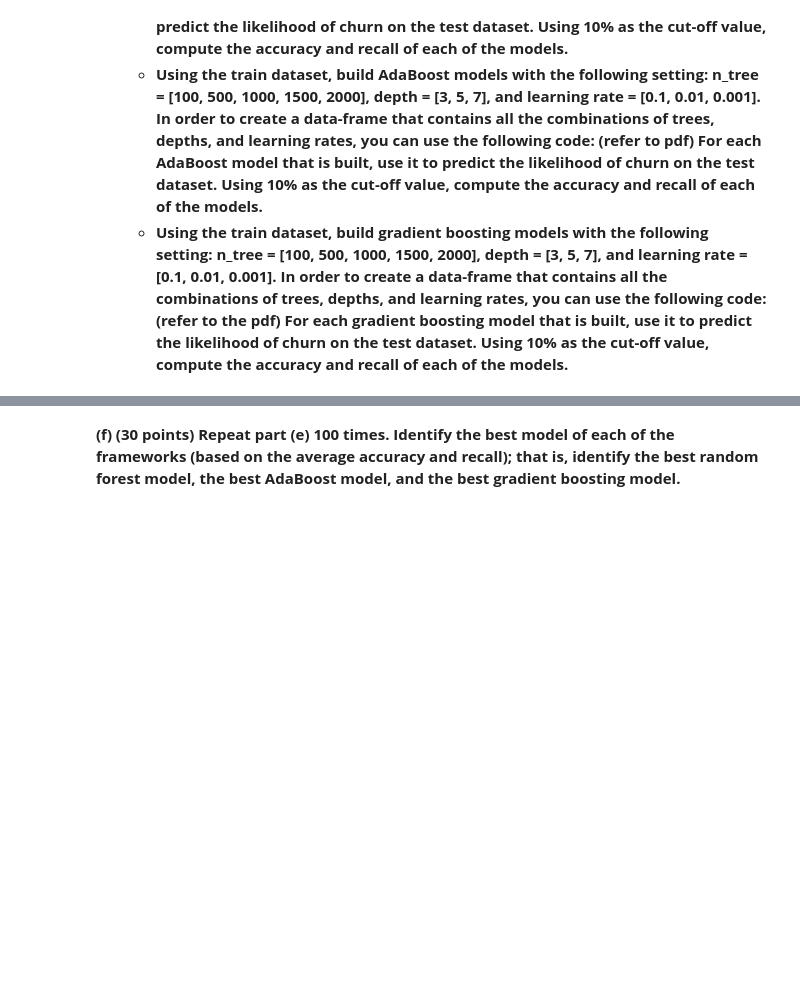
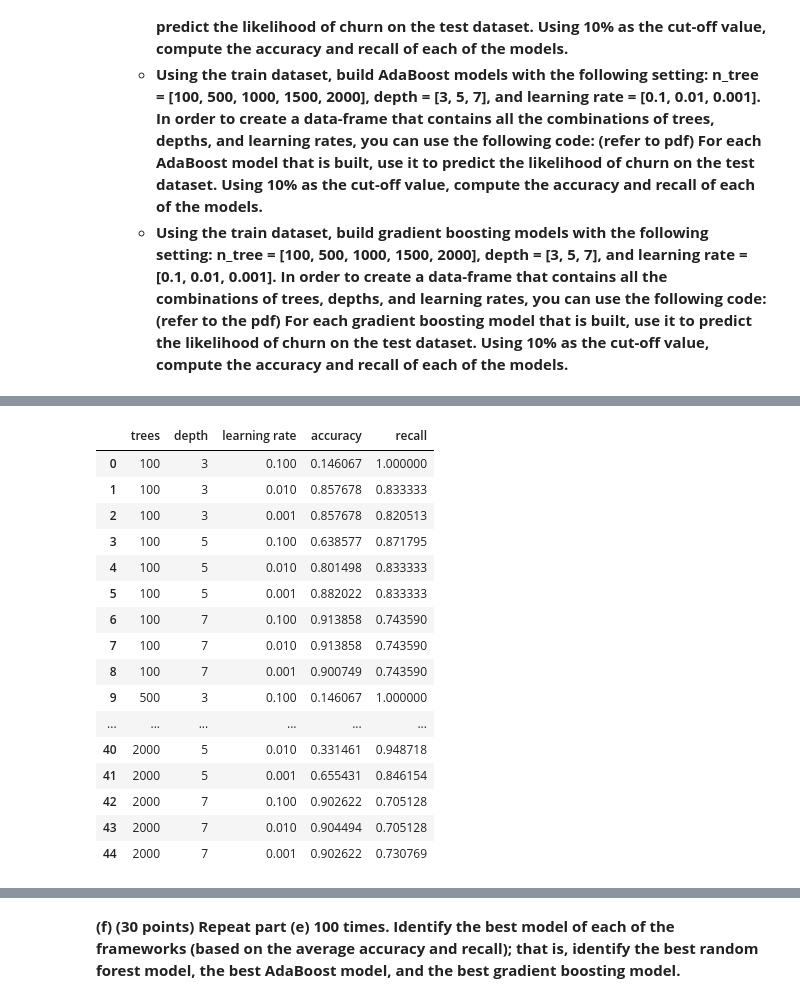
Before and after one commit to craigshaf50/DATA-445, a Jupyter notebook: Exams/Exam2/Exam2_Q2.ipynb, the cells around one changed output, grey strips where cells are left out. Cells and saved outputs as stored; diff of their text form; code cells hidden in the pictures; blank space fills up the shorter version.

```diff
--- a/Exams/Exam2/Exam2_Q2.ipynb
+++ b/Exams/Exam2/Exam2_Q2.ipynb
@@ -161,4 +148,0 @@ importance.apply(np.mean, axis = 0)
-# %%
-#removing the least important variable from both data sets
-telecom_train = telecom_train.drop(['Account_length'], axis = 1)
-telecom_test = telecom_test.drop(['Account_length'], axis = 1)
@@ -169,3 +155,24 @@ telecom_test = telecom_test.drop(['Account_length'], axis = 1)
    - **Using the train dataset, build random forest models with the following setting: n_tree = [100, 500, 1000, 1500, 2000] and depth = [3, 5, 7]. In order to create a data-frame that contains all the combinations of trees and depths, you can use the following code: (refer to pdf) For each random forest model that is built, use it to predict the likelihood of churn on the test dataset. Using 10% as the cut-off value, compute the accuracy and recall of each of the models.**
    - **Using the train dataset, build AdaBoost models with the following setting: n_tree = [100, 500, 1000, 1500, 2000], depth = [3, 5, 7], and learning rate = [0.1, 0.01, 0.001]. In order to create a data-frame that contains all the combinations of trees, depths, and learning rates, you can use the following code: (refer to pdf) For each AdaBoost model that is built, use it to predict the likelihood of churn on the test dataset. Using 10% as the cut-off value, compute the accuracy and recall of each of the models.**
    - **Using the train dataset, build gradient boosting models with the following setting: n_tree = [100, 500, 1000, 1500, 2000], depth = [3, 5, 7], and learning rate = [0.1, 0.01, 0.001]. In order to create a data-frame that contains all the combinations of trees, depths, and learning rates, you can use the following code: (refer to the pdf) For each gradient boosting model that is built, use it to predict the likelihood of churn on the test dataset. Using 10% as the cut-off value, compute the accuracy and recall of each of the models.**
+# %%
+def expand_grid(dictionary):
+    return pd.DataFrame([row for row in product(*dictionary.values())],columns = dictionary.keys())
+
+#random forest model parameters
+dictionary_rf = {'n_tree': [100, 500, 1000, 1500, 2000], 'depth': [3, 5, 7]}
+rf_parameters = expand_grid(dictionary_rf)
+rf_parameters['accuracy'] = np.nan
+rf_parameters['recall'] = np.nan
+
+#adaboost model parameters
+dictionary_ada = {'n_tree': [100, 500, 1000, 1500, 2000], 'depth': [3, 5, 7], 'learning_rate': [0.1, 0.01, 0.001]}
+ada_parameters = expand_grid(dictionary_ada)
+ada_parameters['accuracy'] = np.nan
+ada_parameters['recall'] = np.nan
+
+#gradient boosting model parameters
+dictionary_gb = {'n_tree': [100, 500, 1000, 1500, 2000], 'depth': [3, 5, 7], 'learning_rate': [0.1, 0.01, 0.001]}
+gb_parameters = expand_grid(dictionary_gb)
+gb_parameters['accuracy'] = np.nan
+gb_parameters['recall'] = np.nan
@@ -171,0 +254,22 @@ telecom_test = telecom_test.drop(['Account_length'], axis = 1)
+# %%
+#adaboost
+ada_results_df = pd.DataFrame(columns = ['trees', 'depth', 'learning rate', 'accuracy', 'recall'], data = ada_results)
+ada_results_df
+# %% [output]
+|  | trees | depth | learning rate | accuracy | recall |
+| 0 | 100 | 3 | 0.100 | 0.146067 | 1.000000 |
+| 1 | 100 | 3 | 0.010 | 0.857678 | 0.833333 |
+| 2 | 100 | 3 | 0.001 | 0.857678 | 0.820513 |
+| 3 | 100 | 5 | 0.100 | 0.638577 | 0.871795 |
+| 4 | 100 | 5 | 0.010 | 0.801498 | 0.833333 |
+| 5 | 100 | 5 | 0.001 | 0.882022 | 0.833333 |
+| 6 | 100 | 7 | 0.100 | 0.913858 | 0.743590 |
+| 7 | 100 | 7 | 0.010 | 0.913858 | 0.743590 |
+| 8 | 100 | 7 | 0.001 | 0.900749 | 0.743590 |
+| 9 | 500 | 3 | 0.100 | 0.146067 | 1.000000 |
+| ... | ... | ... | ... | ... | ... |
+| 40 | 2000 | 5 | 0.010 | 0.331461 | 0.948718 |
+| 41 | 2000 | 5 | 0.001 | 0.655431 | 0.846154 |
+| 42 | 2000 | 7 | 0.100 | 0.902622 | 0.705128 |
+| 43 | 2000 | 7 | 0.010 | 0.904494 | 0.705128 |
+| 44 | 2000 | 7 | 0.001 | 0.902622 | 0.730769 |
```
Also changed, not shown: parts of 15 cells of this notebook.
